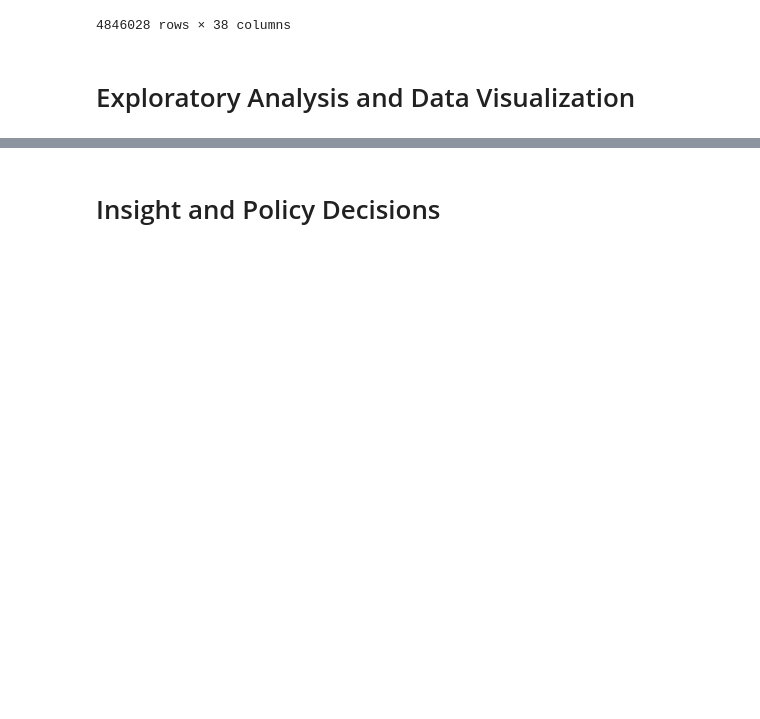
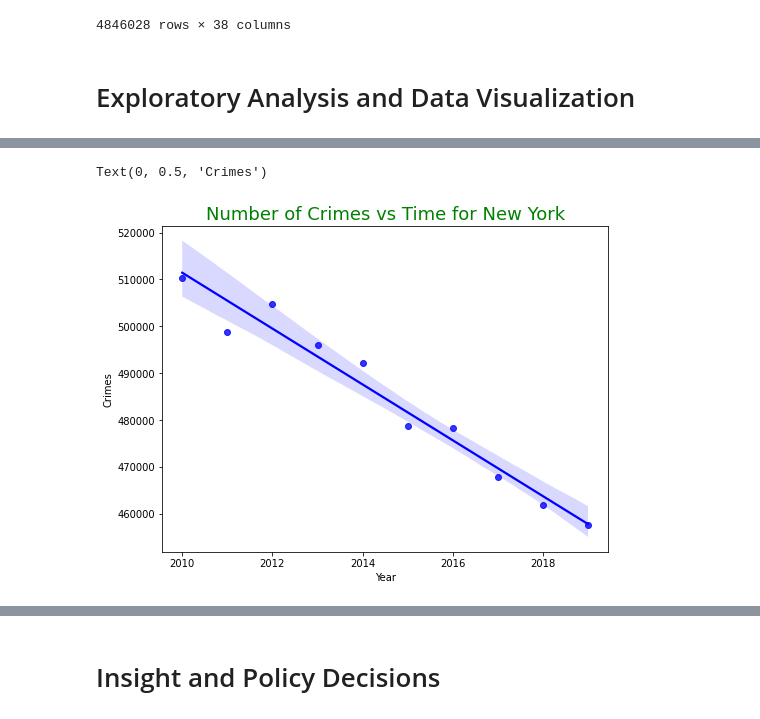
Before and after one commit to FinalProject-cmsc320/FinalProject-cmsc320.github.io, a Jupyter notebook: final.ipynb, the cells around one changed output, grey strips where cells are left out. Saved outputs shown, nothing was run; the diff lists cells and outputs as text; code cells hidden in the pictures; blank space fills up the shorter version.

```diff
--- a/final.ipynb
+++ b/final.ipynb
@@ -240,0 +277,19 @@ ny.sort_values(by=['YEAR'])
+# %%
+import seaborn as sns
+from sklearn import linear_model
+from statsmodels.formula.api import ols
+
+df = pandas.DataFrame()
+
+df['Crimes'] = s
+df['Year'] = t
+
+
+plt.figure(figsize = (8, 6))
+sns.regplot(x = "Year", y = "Crimes", data = df, color = 'blue')
+plt.title('Number of Crimes vs Time for New York',color = 'green', fontsize = '18')
+plt.xlabel("Year")
+plt.ylabel("Crimes")
+# %% [output]
+Text(0, 0.5, 'Crimes')
+[figure, added]
```
Also changed, not shown: parts of 7 cells of this notebook.
